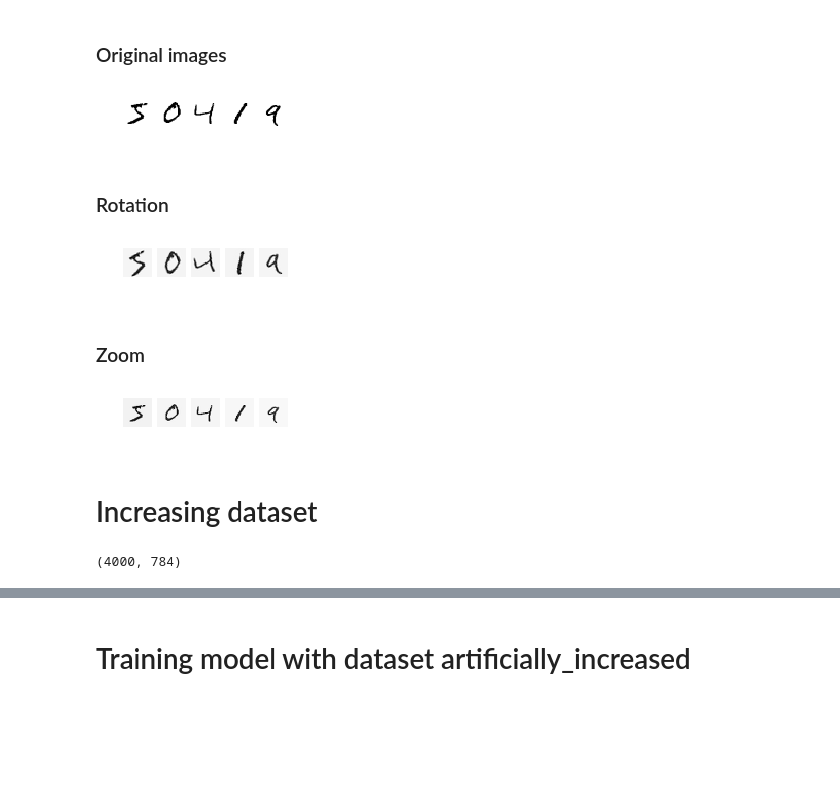
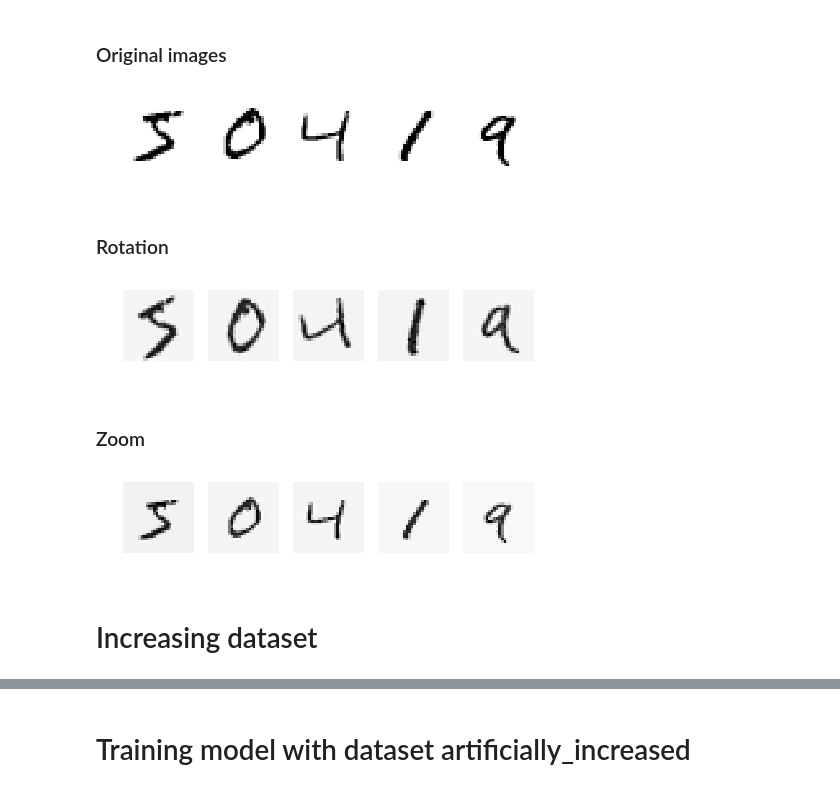
Before and after one commit to Apiquet/Deep_learning_digit_recognition_and_creation, a Jupyter notebook: digit_recognition.ipynb, the cells around one changed output, grey strips where cells are left out. Drawn from its saved outputs; the diff is of its cells as text; code cells hidden in the pictures; blank space fills up the shorter version.

Commit message:
Creating better network and increasing the dataset artificially

```diff
--- a/digit_recognition.ipynb
+++ b/digit_recognition.ipynb
@@ -20,7 +20,7 @@ X_train = X_train.astype(np.float32).reshape(-1, n_inputs) / 255.0
 X_test = X_test.astype(np.float32).reshape(-1, n_inputs) / 255.0
 y_train = y_train.astype(np.int32)
 y_test = y_test.astype(np.int32)
-nb_samples_taken = 1000
+nb_samples_taken = 60000
 X_train = X_train[:nb_samples_taken]
 y_train = y_train[:nb_samples_taken]
 # %%
@@ -126,7 +126,7 @@ tf_tensorboard_writer.close()
 # %%
 samples_to_show = 5
 plt.figure(figsize=(8,50)) # not shown in the book
-X_reshaped = tf.reshape(X_train, shape=[-1, height, width, channels])
+X_reshaped = tf.reshape(X_train, shape=[-1, height, width])
 with tf.Session() as sess:
     X_reshaped = X_reshaped.eval()
 # %% [output]
@@ -134,28 +134,31 @@ with tf.Session() as sess:
 # %% [markdown]
 ### Original images
 # %%
+plt.figure(figsize=(15,50)) # not shown in the book
 for iteration in range(samples_to_show):
     plt.subplot(samples_to_show, 10, iteration + 1)
     plot_image(X_reshaped[iteration])
 # %% [output]
-[figure, old version]
+[figure, new version]
 # %% [markdown]
 ### Rotation
 # %%
 from scipy.ndimage import rotate
+plt.figure(figsize=(15,50)) # not shown in the book
 degrees = 10
 for iteration in range(samples_to_show):
-    plt.subplot(samples_to_show, degrees, iteration + 1)
+    plt.subplot(samples_to_show, 10, iteration + 1)
     plot_image(rotate(X_reshaped[iteration], 20, reshape=False))
 # %% [output]
-[figure, old version]
+[figure, new version]
 # %% [markdown]
 ### Zoom
 # %%
+plt.figure(figsize=(15,50)) # not shown in the book
 for iteration in range(samples_to_show):
     plt.subplot(samples_to_show, 10, iteration + 1)
     plot_image(clipped_zoom(X_reshaped[iteration], 0.8))
 # %% [output]
-[figure, old version]
+[figure, new version]
 # %% [markdown]
 # Increasing dataset
@@ -173,9 +178,6 @@ for iteration in range(nb_samples_taken):
 # %%
-X_train_artificially_increased = np.concatenate((X_reshaped, X_train_zoom,X_train_rotate1,X_train_rotate2), axis=0)
 X_train_artificially_increased = X_train_artificially_increased.astype(np.float32).reshape(-1, n_inputs)
 X_train_artificially_increased.shape
-# %% [output]
-(4000, 784)
 # %%
 y_train_artificially_increased = np.concatenate((y_train,y_train,y_train,y_train), axis=0)
 y_train_artificially_increased.shape
```
Also changed, not shown: parts of 7 cells of this notebook.
